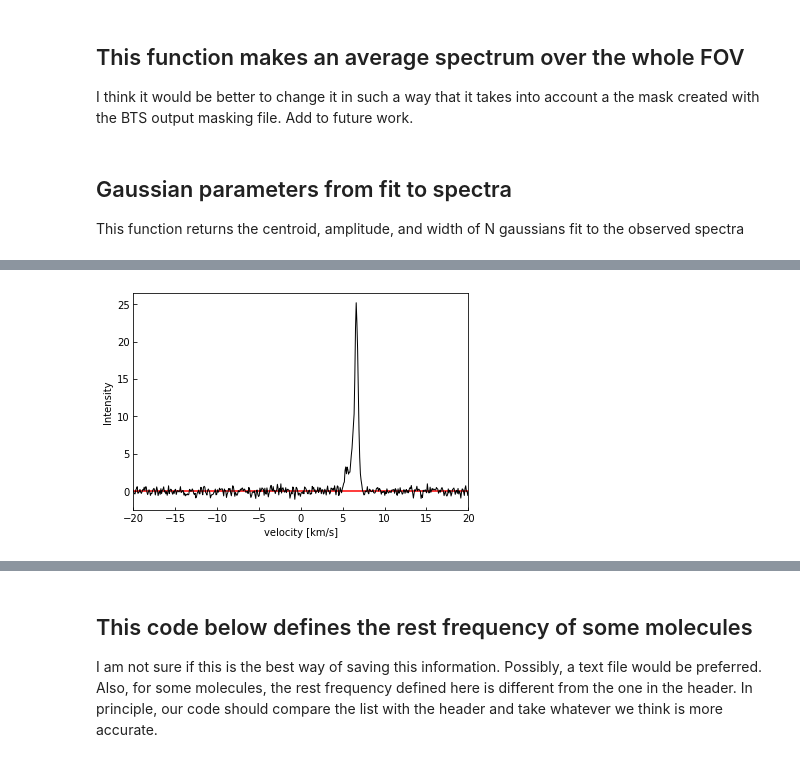
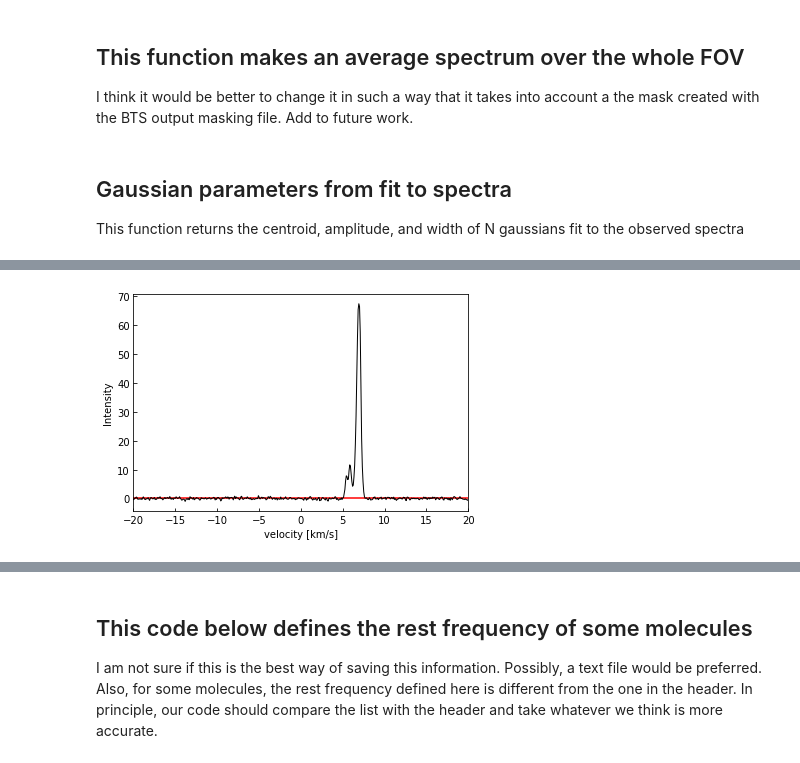
Before and after one commit to christianfloresg/B213-core-rotation-project, a Jupyter notebook: make_TP_maps.ipynb, the cells around one changed output, grey strips where cells are left out. Cells and saved outputs as stored; diff of their text form; code cells hidden in the pictures.

```diff
--- a/make_TP_maps.ipynb
+++ b/make_TP_maps.ipynb
@@ -228,4 +218,0 @@ def func(x, *params):
-# %% [markdown]
-## Gaussian parameters from fit to spectra
-This function returns the centroid, amplitude, and width of
-N gaussians fit to the observed spectra
@@ -259,0 +228,4 @@ def gaussian_parameters_of_spectra(velocity, spectrum, guess=[],plot=False):
+# %% [markdown]
+## Gaussian parameters from fit to spectra
+This function returns the centroid, amplitude, and width of
+N gaussians fit to the observed spectra
@@ -260,4 +263,4 @@ def gaussian_parameters_of_spectra(velocity, spectrum, guess=[],plot=False):
 # %%
-plot_average_spectrum(path='TP_FITS/M465',
-                           filename='member.uid___A001_X15aa_X29e.M465_sci.spw21.cube.I.sd.fits')
+plot_average_spectrum(path='TP_FITS/M490',
+                           filename='member.uid___A001_X15aa_X2a6.M490_sci.spw21.cube.I.sd.fits')
 # %% [output]
@@ -265,4 +268,4 @@ WARNING: FITSFixedWarning: 'datfix' made the change 'Set MJD-OBS to 59798.434012
 WARNING: FITSFixedWarning: 'obsfix' made the change 'Set OBSGEO-L to   -67.754929 from OBSGEO-[XYZ].
 Set OBSGEO-B to   -23.022886 from OBSGEO-[XYZ].
 Set OBSGEO-H to     5053.796 from OBSGEO-[XYZ]'. [astropy.wcs.wcs]
-[figure, old version]
+[figure, new version]
```
Also changed, not shown: parts of 13 cells of this notebook.
